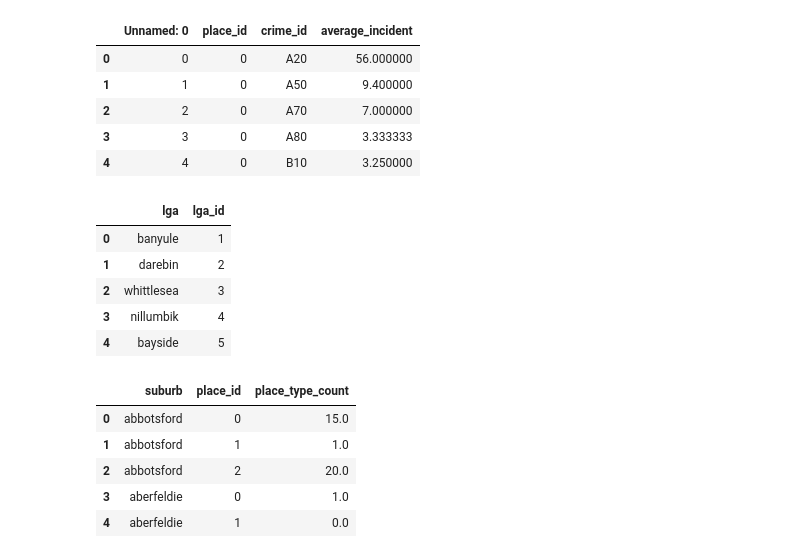
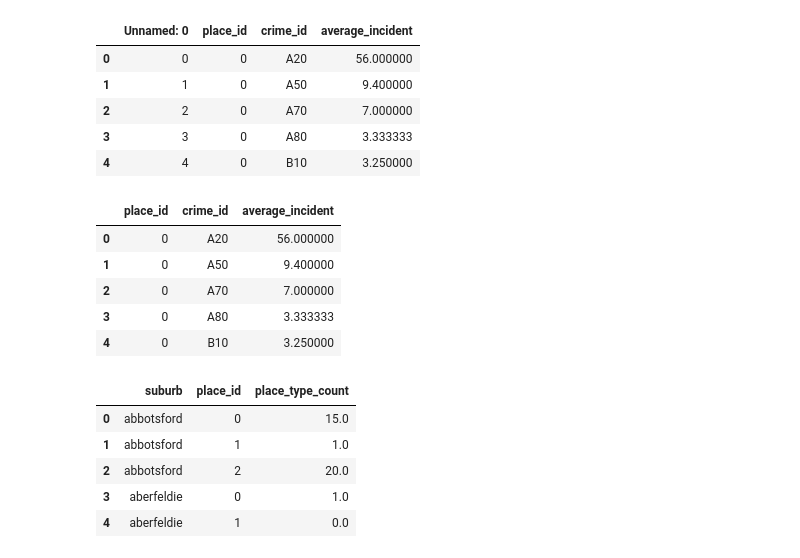
Before and after one commit to jMacProd/ETL-to-PostgreSQL, a Jupyter notebook: 004_Load_SQL/01_load_SQL.ipynb, the cells around one changed output. Saved outputs shown, nothing was run; the diff lists cells and outputs as text; code cells hidden in the pictures.

```diff
--- a/004_Load_SQL/01_load_SQL.ipynb
+++ b/004_Load_SQL/01_load_SQL.ipynb
@@ -105,14 +152,3 @@ place_type_vs_crime_df.head()
 | 2 | 2 | 0 | A70 | 7.000000 |
 | 3 | 3 | 0 | A80 | 3.333333 |
 | 4 | 4 | 0 | B10 | 3.250000 |
-# %%
-local_govt_areas_file = "01_Inputs/lga_id_table.csv"
-local_govt_areas_df = pd.read_csv(local_govt_areas_file)
-local_govt_areas_df.head()
-# %% [output]
-|  | lga | lga_id |
-| 0 | banyule | 1 |
-| 1 | darebin | 2 |
-| 2 | whittlesea | 3 |
-| 3 | nillumbik | 4 |
-| 4 | bayside | 5 |
@@ -123,3 +155,13 @@ lga_suburbs_df.head()
+# %%
+place_type_vs_crime_df = place_type_vs_crime_df.drop(columns={"Unnamed: 0"})
+place_type_vs_crime_df.head()
+# %% [output]
+|  | place_id | crime_id | average_incident |
+| 0 | 0 | A20 | 56.000000 |
+| 1 | 0 | A50 | 9.400000 |
+| 2 | 0 | A70 | 7.000000 |
+| 3 | 0 | A80 | 3.333333 |
+| 4 | 0 | B10 | 3.250000 |
 # %%
 suburb_vs_place_file = "01_Inputs/suburb_vs_places_type.csv"
 suburb_vs_place_df = pd.read_csv(suburb_vs_place_file)
```
Also changed, not shown: parts of 21 cells of this notebook, 2 other files.
